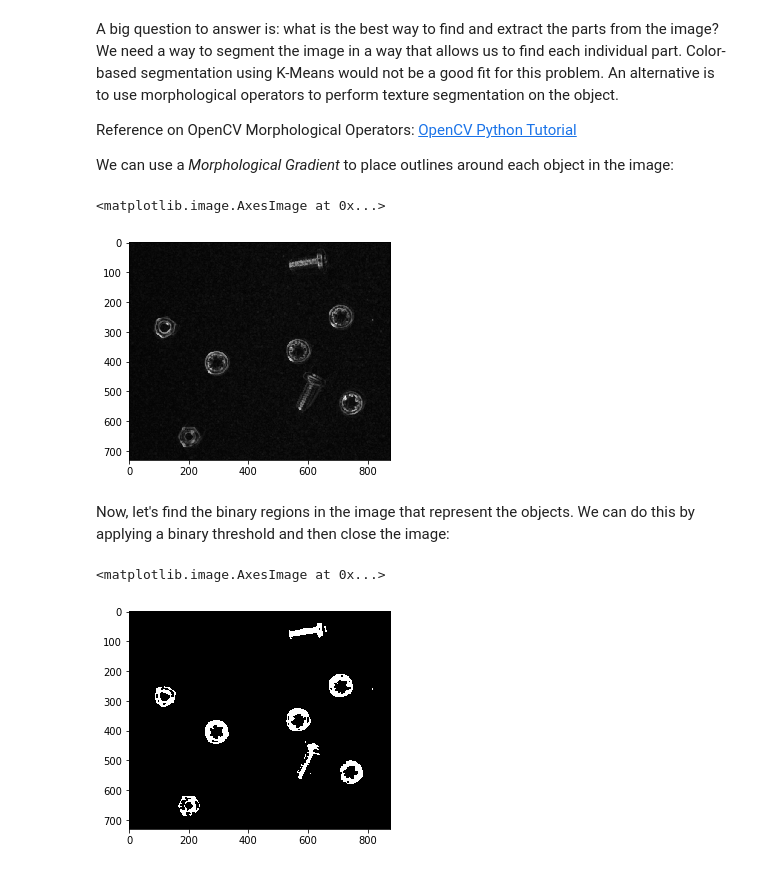
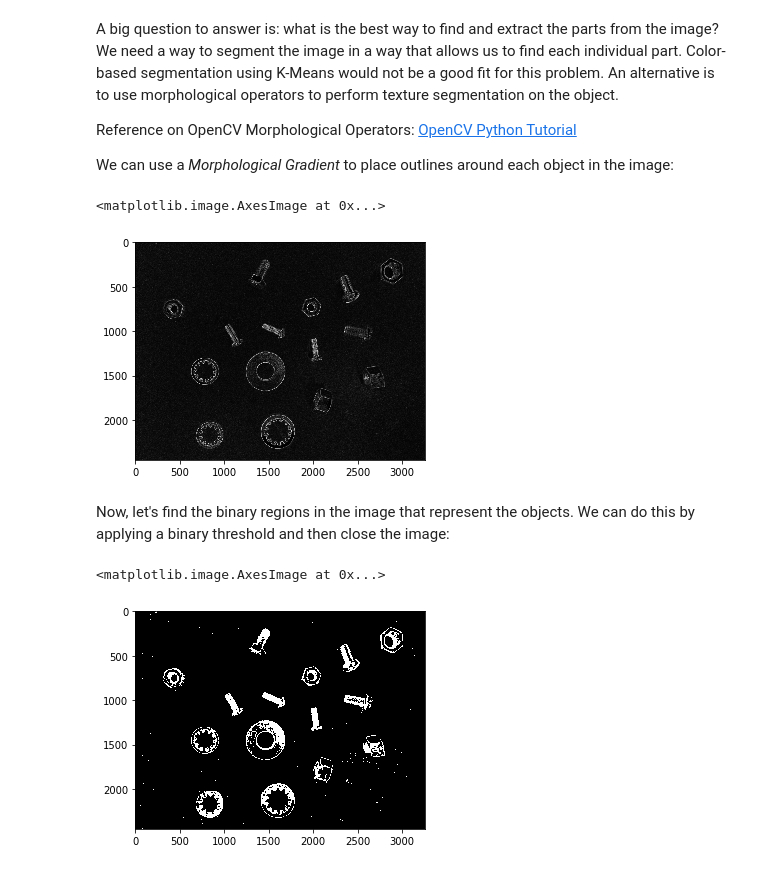
Before and after one commit to mtfuller/CS4732-Nuts-and-Bolts, a Jupyter notebook: Nuts and Bolts Project.ipynb, the cells around one changed output. Saved outputs shown, nothing was run; the diff lists cells and outputs as text; code cells hidden in the pictures.

```diff
--- a/Nuts and Bolts Project.ipynb
+++ b/Nuts and Bolts Project.ipynb
@@ -45,7 +45,9 @@ from matplotlib import pyplot as plt
 
 %matplotlib inline
 
-original = cv2.imread('./img/bolts2.jpg',1)
+input_file = './img/bolts.png'
+
+original = cv2.imread(input_file,1)
 plt.imshow(cv2.cvtColor(original, cv2.COLOR_BGR2RGB))
 # %% [output]
 <matplotlib.image.AxesImage at 0x...>
@@ -59,24 +61,30 @@ We can use a *Morphological Gradient* to place outlines around each object in th
 # %%
 small_kernel = np.ones((5,5),np.uint8)
 
-gray_image = cv2.imread('./img/bolts2.jpg',0)
+gray_image = cv2.imread(input_file,0)
 gradient = cv2.morphologyEx(gray_image, cv2.MORPH_GRADIENT, small_kernel)
 plt.imshow(gradient,cmap='gray')
 # %% [output]
 <matplotlib.image.AxesImage at 0x...>
-[figure, old version]
+[figure, new version]
 # %% [markdown]
 Now, let's find the binary regions in the image that represent the objects. We can do this by applying a binary threshold and then close the image:
 # %%
-med_kernel = np.ones((5,5),np.uint8)
+med_kernel = np.ones((9,9),np.uint8)
+
+# Closing Image
+closing = cv2.morphologyEx(gradient, cv2.MORPH_CLOSE, med_kernel)
 
 # Thresholding
-ret,thresh1 = cv2.threshold(gradient,35,255,cv2.THRESH_BINARY)
+ret,thresh1 = cv2.threshold(closing,35,255,cv2.THRESH_BINARY)
+
+# th3 = cv2.adaptiveThreshold(gradient,255,cv2.ADAPTIVE_THRESH_GAUSSIAN_C,\
+#             cv2.THRESH_BINARY,11,2)
 
 # Closing Image
-closing = cv2.morphologyEx(thresh1, cv2.MORPH_CLOSE, med_kernel)
+# closing = cv2.morphologyEx(thresh1, cv2.MORPH_CLOSE, med_kernel)
 
-plt.imshow(closing,cmap='gray')
+plt.imshow(thresh1,cmap='gray')
 # %% [output]
 <matplotlib.image.AxesImage at 0x...>
-[figure, old version]
+[figure, new version]
```
Also changed, not shown: parts of 6 cells of this notebook.
